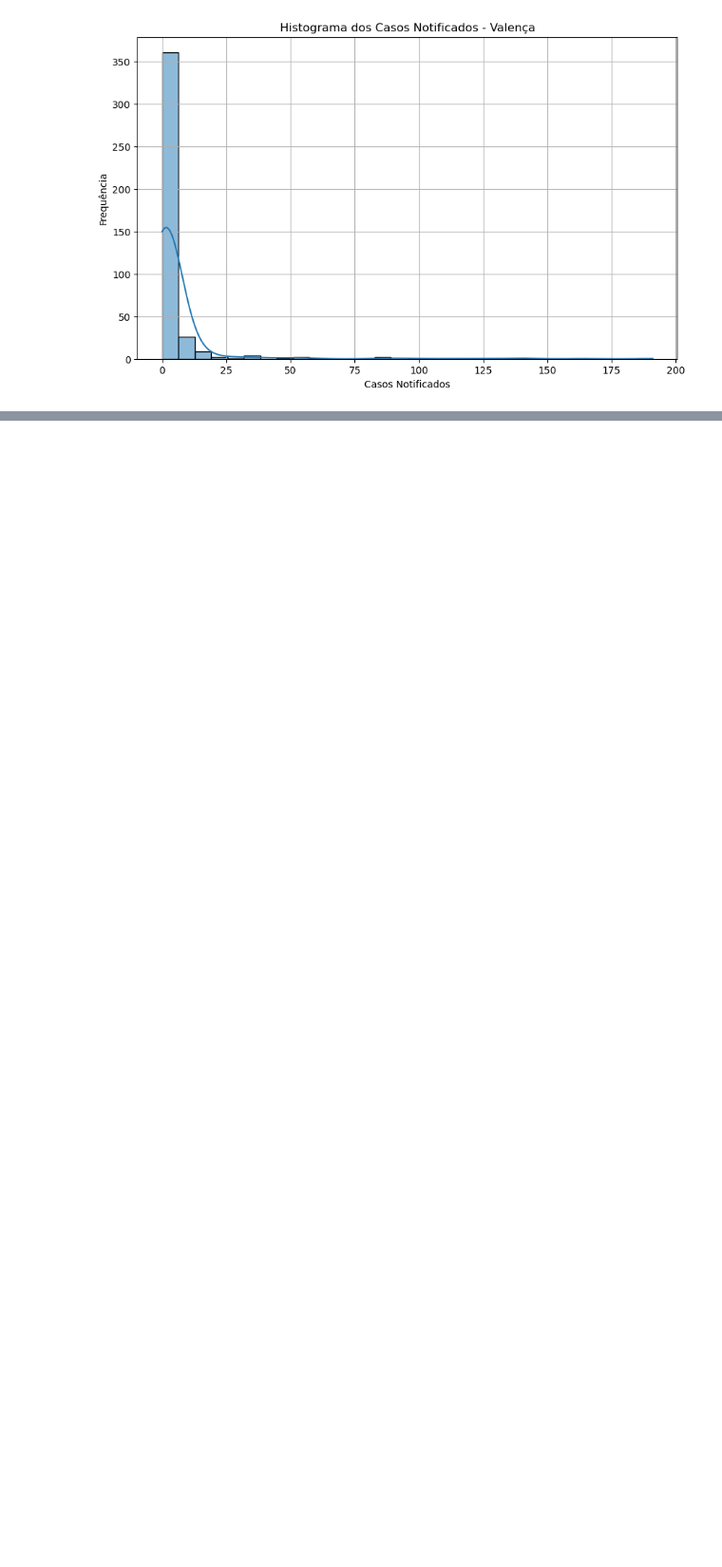
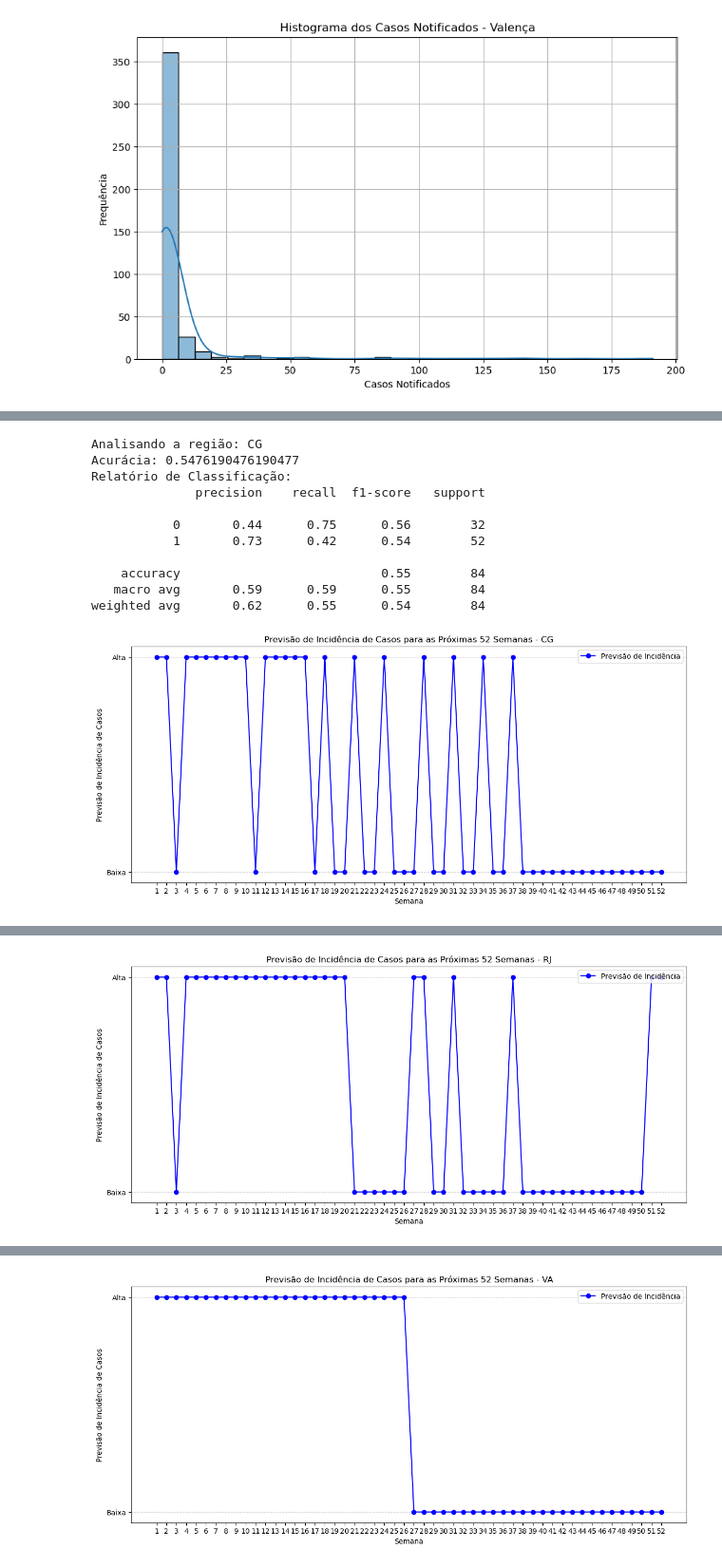
Before and after one commit to 07Dalmaso/TCC-, a Jupyter notebook: TCC - ANALISE PREDITIVA/anlise_preditiva.ipynb, the cells around one changed output, grey strips where cells are left out. Shown at 95% size. Saved outputs shown, nothing was run; the diff lists cells and outputs as text; code cells hidden in the pictures; blank space fills up the shorter version.

```diff
--- a/TCC - ANALISE PREDITIVA/anlise_preditiva.ipynb
+++ b/TCC - ANALISE PREDITIVA/anlise_preditiva.ipynb
@@ -623,0 +604,78 @@ Na região Valença:
+# %%
+import pandas as pd
+from sklearn.model_selection import train_test_split
+from sklearn.linear_model import LogisticRegression
+from sklearn.metrics import classification_report, accuracy_score
+import matplotlib.pyplot as plt
+
+arquivos_regioes = {
+    'CG': 'casos_dengue_rj_unificado/normalizado_min_max_dados_dengue_CG.csv',
+    'RJ': 'casos_dengue_rj_unificado/normalizado_min_max_dados_dengue_RJ.csv',
+    'VA': 'casos_dengue_rj_unificado/normalizado_min_max_dados_dengue_VA.csv',
+}
+
+# Loop para analisar cada região
+acuracias_logistica = []
+for regiao, caminho in arquivos_regioes.items():
+    print(f"\nAnalisando a região: {regiao}")
+
+    df = pd.read_csv(caminho)
+    df['Categoria'] = (df['Casos notificados'] > df['Casos notificados'].median()).astype(int)
+
+    if df.shape[0] < 52:
+        print("Dados insuficientes para realizar a análise. Pulando...")
+        continue
+
+    X = df[['Semana', 'PRECIPITAÇÃO TOTAL, HORÁRIO (mm)',
+            'TEMPERATURA MÁXIMA NA HORA ANT. (AUT) (°C)',
+            'TEMPERATURA MÍNIMA NA HORA ANT. (AUT) (°C)',
+            'UMIDADE REL. MAX. NA HORA ANT. (AUT) (%)',
+            'UMIDADE REL. MIN. NA HORA ANT. (AUT) (%)']]
+    y = df['Categoria']
+
+    X_train, X_test, y_train, y_test = train_test_split(X, y, test_size=0.2, random_state=42)
+    model = LogisticRegression(max_iter=1000)
+    model.fit(X_train, y_train)
+
+    y_pred = model.predict(X_test)
+    acuracia = accuracy_score(y_test, y_pred)
+    acuracias_logistica.append({'Região': regiao, 'Acurácia': acuracia})
+    print("Acurácia:", acuracia)
+    print("Relatório de Classificação:")
+    print(classification_report(y_test, y_pred))
+
+    ultimas_entradas = df.tail(416).copy()
+    ultimas_entradas = ultimas_entradas[X.columns]
+
+    previsoes = []
+    for i in range(52):
+        semana_atual = ultimas_entradas.iloc[i % len(ultimas_entradas)].copy()
+        semana_atual['Semana'] = i + 1
+        semana_atual_df = pd.DataFrame([semana_atual], columns=X.columns)
+        caso_previsto = model.predict(semana_atual_df)
+        previsoes.append(caso_previsto[0])
+
+    semanas = range(1, 53)
+    plt.figure(figsize=(14, 6))
+    plt.plot(semanas, previsoes, marker='o', linestyle='-', color='blue', label='Previsão de Incidência')
+    plt.xlabel('Semana')
+    plt.ylabel('Previsão de Incidência de Casos')
+    plt.title(f'Previsão de Incidência de Casos para as Próximas 52 Semanas - {regiao}')
+    plt.xticks(semanas)
+    plt.yticks([0, 1], ['Baixa', 'Alta'])
+    plt.grid(axis='y', linestyle='--', alpha=0.5)
+    plt.legend(loc='upper right')
+    plt.show()
+# %% [output]
+Analisando a região: CG
+Acurácia: 0.5476190476190477
+Relatório de Classificação:
+              precision    recall  f1-score   support
+
+           0       0.44      0.75      0.56        32
+           1       0.73      0.42      0.54        52
+
+    accuracy                           0.55        84
+   macro avg       0.59      0.59      0.55        84
+weighted avg       0.62      0.55      0.54        84
+[figure, added]
@@ -623,0 +693 @@ Na região Valença:
+[figure, added]
@@ -623,0 +705 @@ Na região Valença:
+[figure, added]
```
Also changed, not shown: parts of 12 cells of this notebook, 5 other files.
